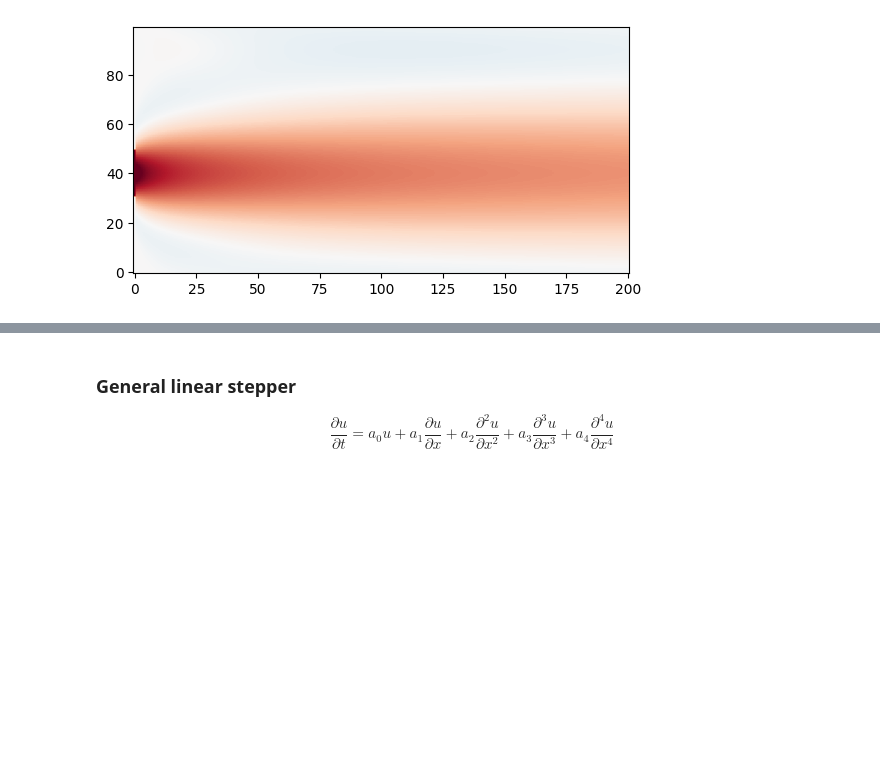
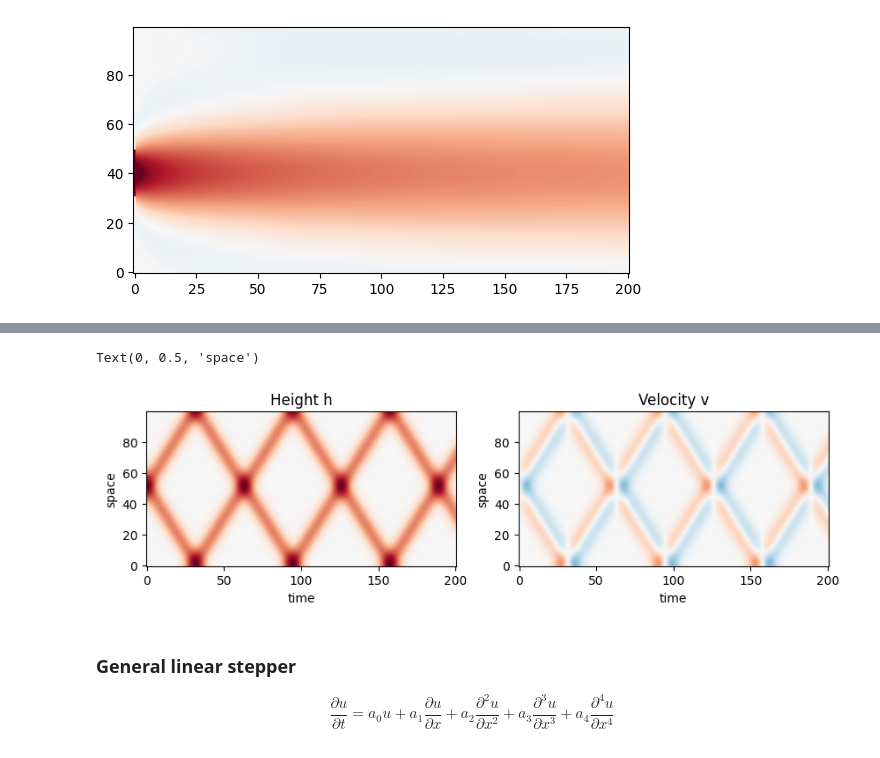
Before and after one commit to Ceyron/exponax, a Jupyter notebook: docs/examples/solver_showcase_1d.ipynb, the cells around one changed output, grey strips where cells are left out. Drawn from its saved outputs; the diff is of its cells as text; code cells hidden in the pictures; blank space fills up the shorter version.

```diff
--- a/docs/examples/solver_showcase_1d.ipynb
+++ b/docs/examples/solver_showcase_1d.ipynb
@@ -134,3 +140,35 @@ plt.imshow(
+# %%
+DOMAIN_EXTENT = 2 * jnp.pi
+NUM_POINTS = 100
+DT = 0.1
+SPEED_OF_SOUND = 1.0
+
+wave_stepper = ex.stepper.Wave(
+    1, DOMAIN_EXTENT, NUM_POINTS, DT, speed_of_sound=SPEED_OF_SOUND
+)
+
+# Uncomment below for a standing wave
+# grid = ex.make_grid(1, DOMAIN_EXTENT, NUM_POINTS)
+# h_0 = jnp.cos(3 * grid)  # height: standing wave
+
+h_0 = ex.ic.RandomGaussianBlobs(1)(NUM_POINTS, key=jax.random.key(0))
+v_0 = jnp.zeros_like(h_0)  # velocity: zero
+u_0 = jnp.concatenate([h_0, v_0], axis=0)
+
+wave_trj = ex.rollout(wave_stepper, 200, include_init=True)(u_0)
+
+fig, (ax1, ax2) = plt.subplots(1, 2, figsize=(10, 4))
+ax1.imshow(wave_trj[:, 0, :].T, origin="lower", cmap="RdBu_r", vmin=-1, vmax=1)
+ax1.set_title("Height h")
+ax1.set_xlabel("time")
+ax1.set_ylabel("space")
+ax2.imshow(wave_trj[:, 1, :].T, origin="lower", cmap="RdBu_r", vmin=-3, vmax=3)
+ax2.set_title("Velocity v")
+ax2.set_xlabel("time")
+ax2.set_ylabel("space")
+# %% [output]
+Text(0, 0.5, 'space')
+[figure, added]
 # %% [markdown]
 ### General linear stepper
 
```
Also changed, not shown: parts of 1 cell of this notebook, 12 other files.
